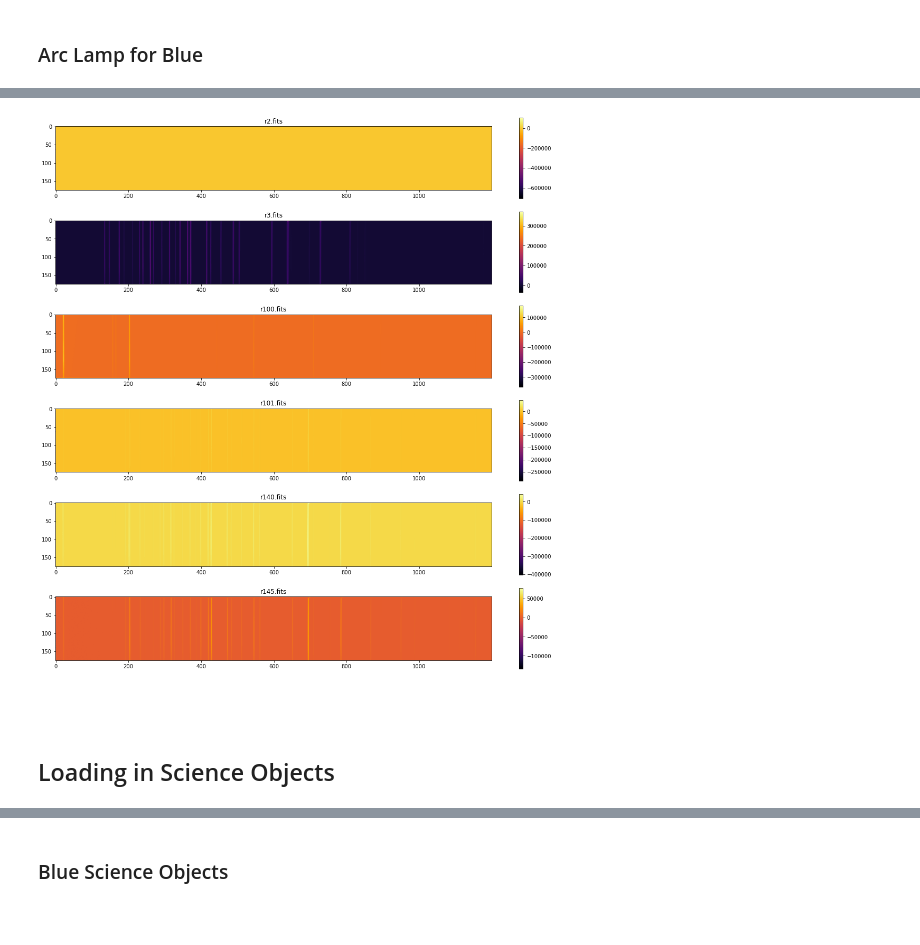
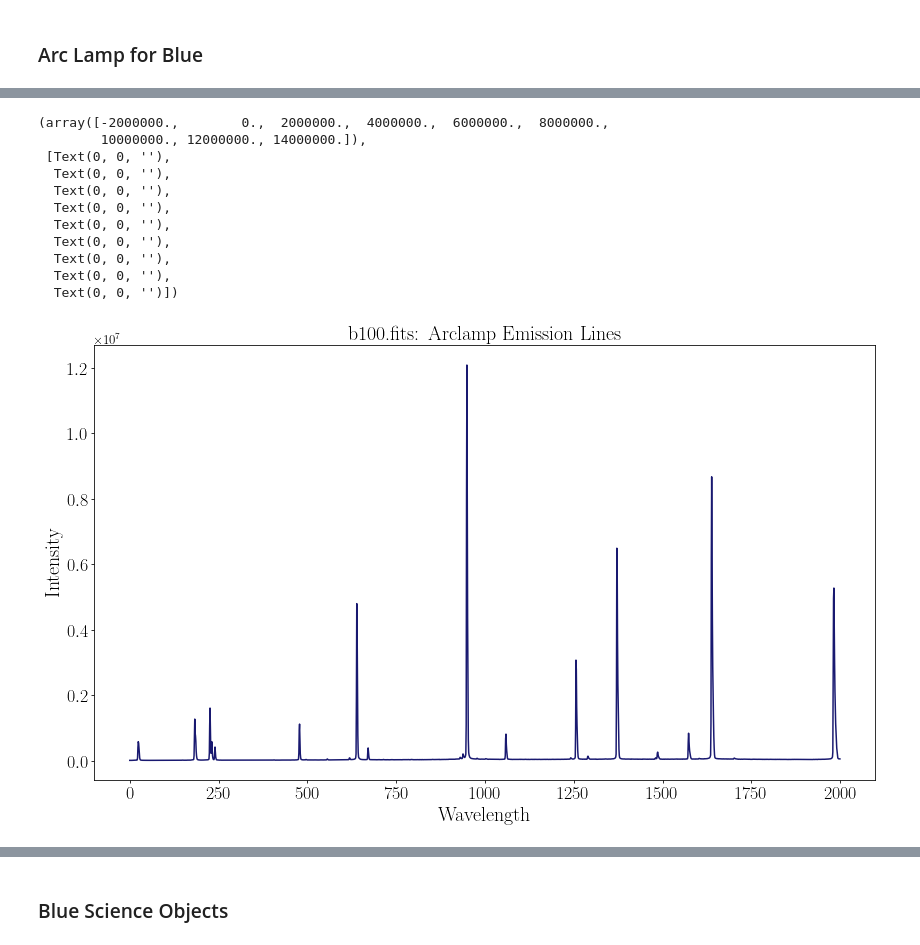
Before and after one commit to Pl4to42/PHYS-164-Lab-2, a Jupyter notebook: lab2_spectral_reduction.ipynb, the cells around one changed output, grey strips where cells are left out. Cells and saved outputs as stored; diff of their text form; code cells hidden in the pictures; blank space fills up the shorter version.

```diff
--- a/lab2_spectral_reduction.ipynb
+++ b/lab2_spectral_reduction.ipynb
@@ -185,15 +243,24 @@ r_corrected_arc = [(r_arcdata[i] - r_masterbias) / r_norm_flat for i in range(le
-# %%
-# plotting the bias subtracted and normalized arclamps
-fig, ax = plt.subplots(6,1,figsize=(15,15))
-for i in range(6):
-    temp = ax[i].imshow(r_corrected_arc[i][50:225,0:1200], cmap='inferno')
-    ax[i].set_title(f'r{r_arc_arr[i]}.fits')
-    colorbar = fig.colorbar(temp, ax=ax[i], orientation='vertical')
-
-fig.tight_layout()
-# %% [output]
-[figure, removed]
-# %% [markdown]
-#
-# %% [markdown]
-## Loading in Science Objects
+# %%
+# plotting the arclamp spectra
+# There is only one for the blue
+plt.figure(figsize=(14,8))
+plt.plot(np.sum(b_corrected_arc,axis=0)[:2000], color='midnightblue');
+plt.title('b100.fits: Arclamp Emission Lines', fontsize = 20)
+plt.xlabel('Wavelength', fontsize = 20)
+plt.ylabel('Intensity', fontsize = 20)
+
+plt.xticks(fontsize=18)
+plt.yticks(fontsize=18)
+# %% [output]
+(array([-2000000.,        0.,  2000000.,  4000000.,  6000000.,  8000000.,
+        10000000., 12000000., 14000000.]),
+ [Text(0, 0, ''),
+  Text(0, 0, ''),
+  Text(0, 0, ''),
+  Text(0, 0, ''),
+  Text(0, 0, ''),
+  Text(0, 0, ''),
+  Text(0, 0, ''),
+  Text(0, 0, ''),
+  Text(0, 0, '')])
+[figure, added]
```
Also changed, not shown: parts of 47 cells of this notebook.
